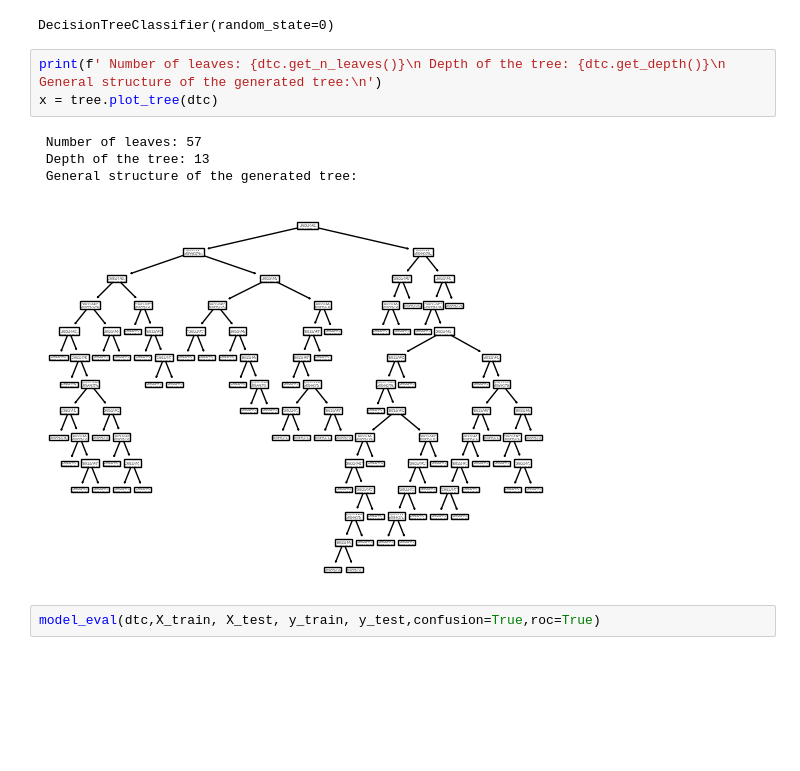
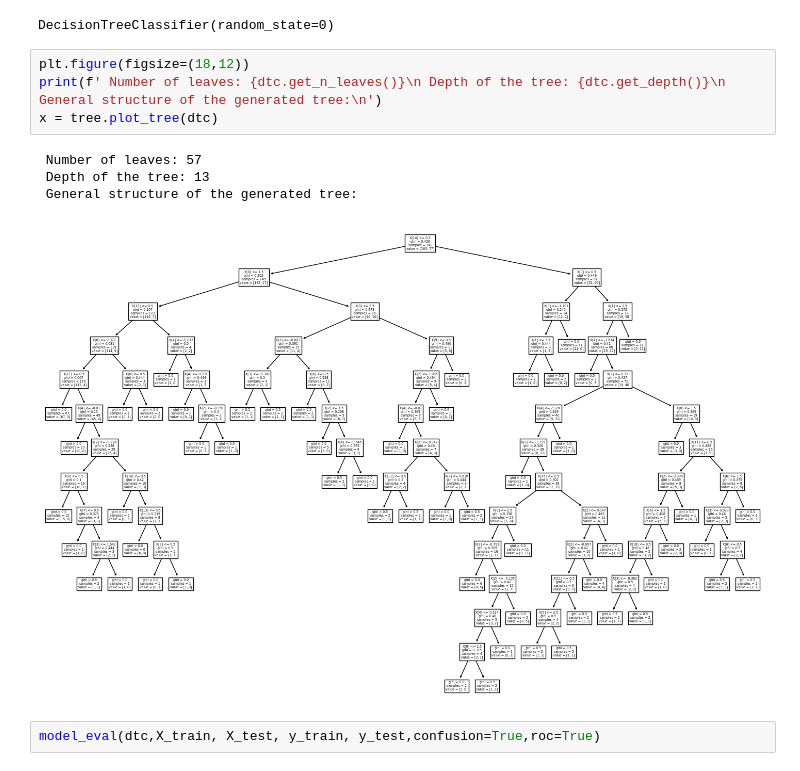
Before and after one commit to kimlindner/Type2DiabetesDetection_ML_Project, a Jupyter notebook: Tree Classifier - Random Forest.ipynb, the cells around one changed output. Saved outputs shown, nothing was run; the diff lists cells and outputs as text; blank space fills up the shorter version.

```diff
--- a/Tree Classifier - Random Forest.ipynb
+++ b/Tree Classifier - Random Forest.ipynb
@@ -60,13 +60,14 @@ dtc.fit(X_train,y_train)
 # %% [output]
 DecisionTreeClassifier(random_state=0)
 # %%
+plt.figure(figsize=(18,12))
 print(f' Number of leaves: {dtc.get_n_leaves()}\n Depth of the tree: {dtc.get_depth()}\n General structure of the generated tree:\n')
 x = tree.plot_tree(dtc)
 # %% [output]
  Number of leaves: 57
  Depth of the tree: 13
  General structure of the generated tree:
-[figure, old version]
+[figure, new version]
 # %%
 model_eval(dtc,X_train, X_test, y_train, y_test,confusion=True,roc=True)
 # %% [output]
```
Also changed, not shown: parts of 3 cells of this notebook.
